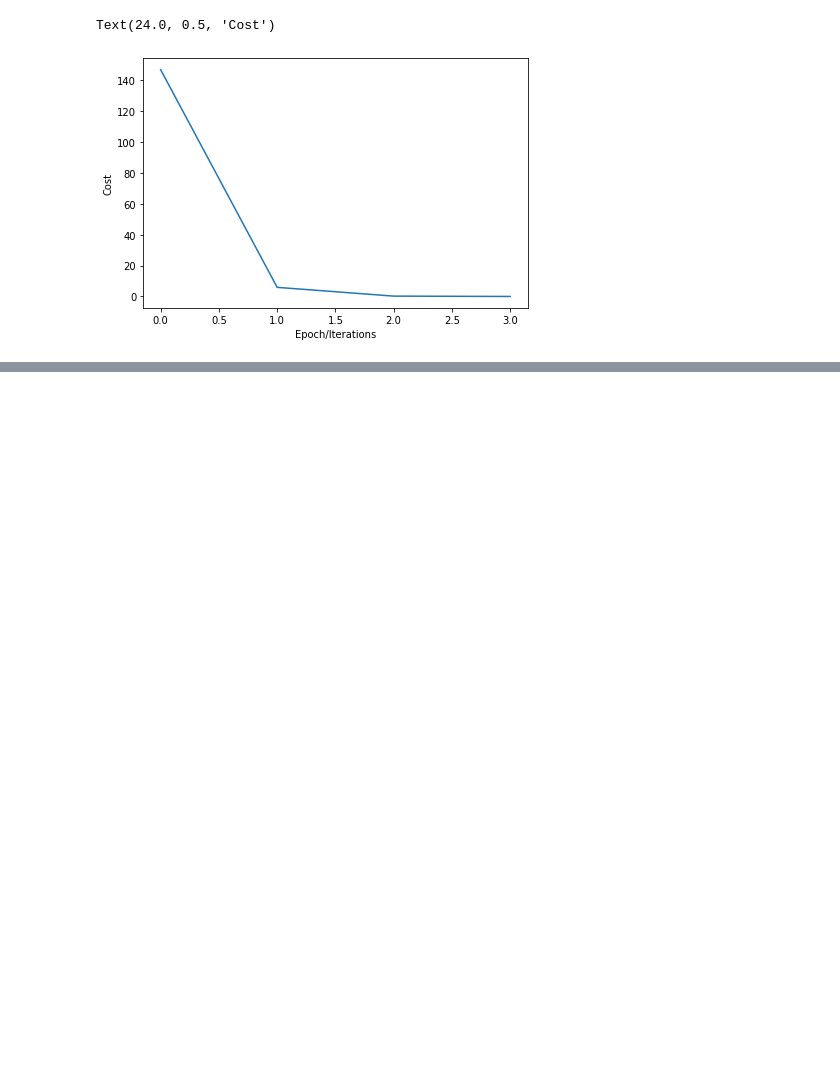
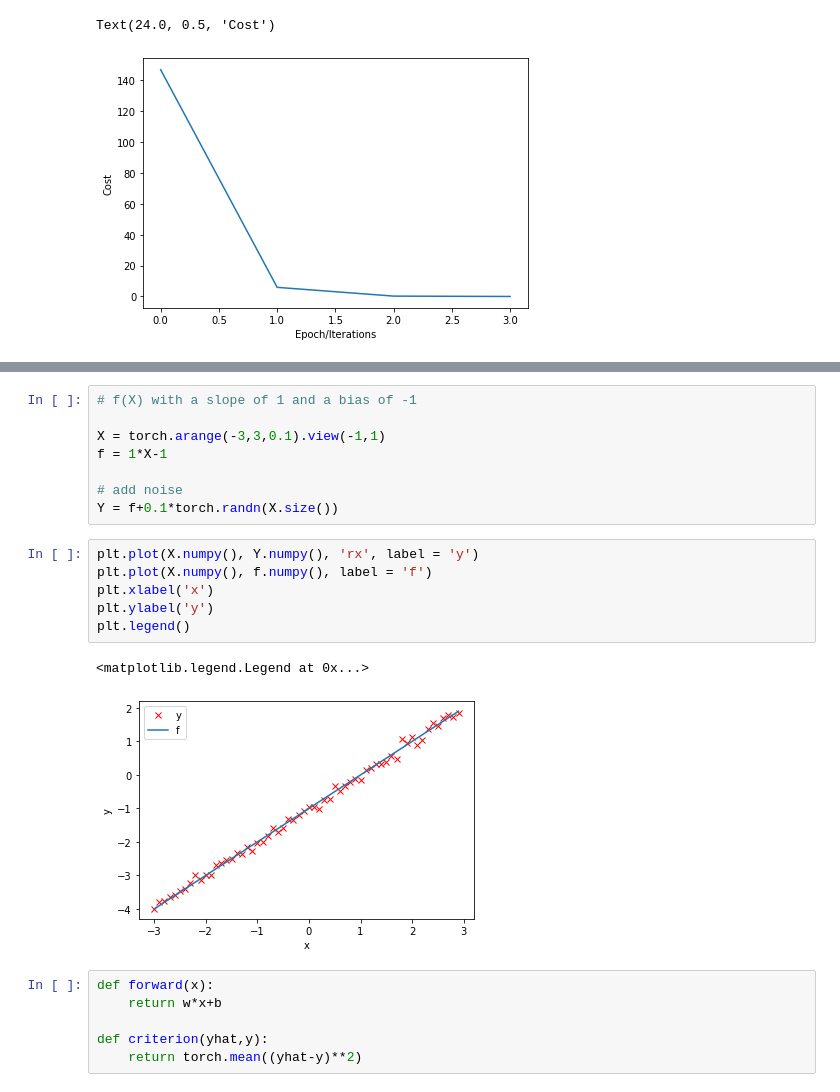
Before and after one commit to Kleyt0n/PyTorch-studies, a Jupyter notebook: IBM-deep-learning-pytorch.ipynb, the cells around one changed output, grey strips where cells are left out. Cells and saved outputs as stored; diff of their text form; blank space fills up the shorter version.

```diff
--- a/IBM-deep-learning-pytorch.ipynb
+++ b/IBM-deep-learning-pytorch.ipynb
@@ -613,0 +701,23 @@ Text(24.0, 0.5, 'Cost')
+# %%
+# f(X) with a slope of 1 and a bias of -1
+
+X = torch.arange(-3,3,0.1).view(-1,1)
+f = 1*X-1
+
+# add noise
+Y = f+0.1*torch.randn(X.size())
+# %%
+plt.plot(X.numpy(), Y.numpy(), 'rx', label = 'y')
+plt.plot(X.numpy(), f.numpy(), label = 'f')
+plt.xlabel('x')
+plt.ylabel('y')
+plt.legend()
+# %% [output]
+<matplotlib.legend.Legend at 0x...>
+[figure, added]
+# %%
+def forward(x):
+    return w*x+b
+
+def criterion(yhat,y):
+    return torch.mean((yhat-y)**2)
```
Also changed, not shown: parts of 11 cells of this notebook.
